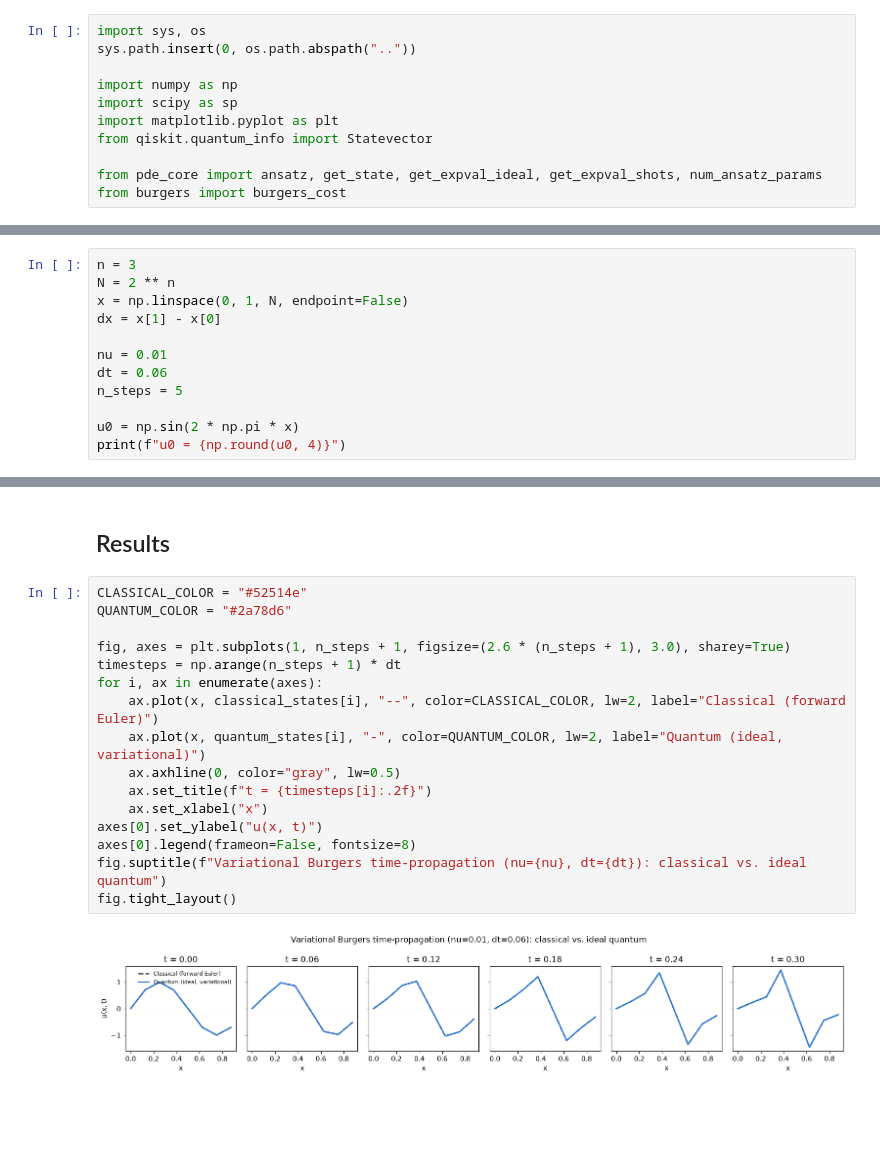
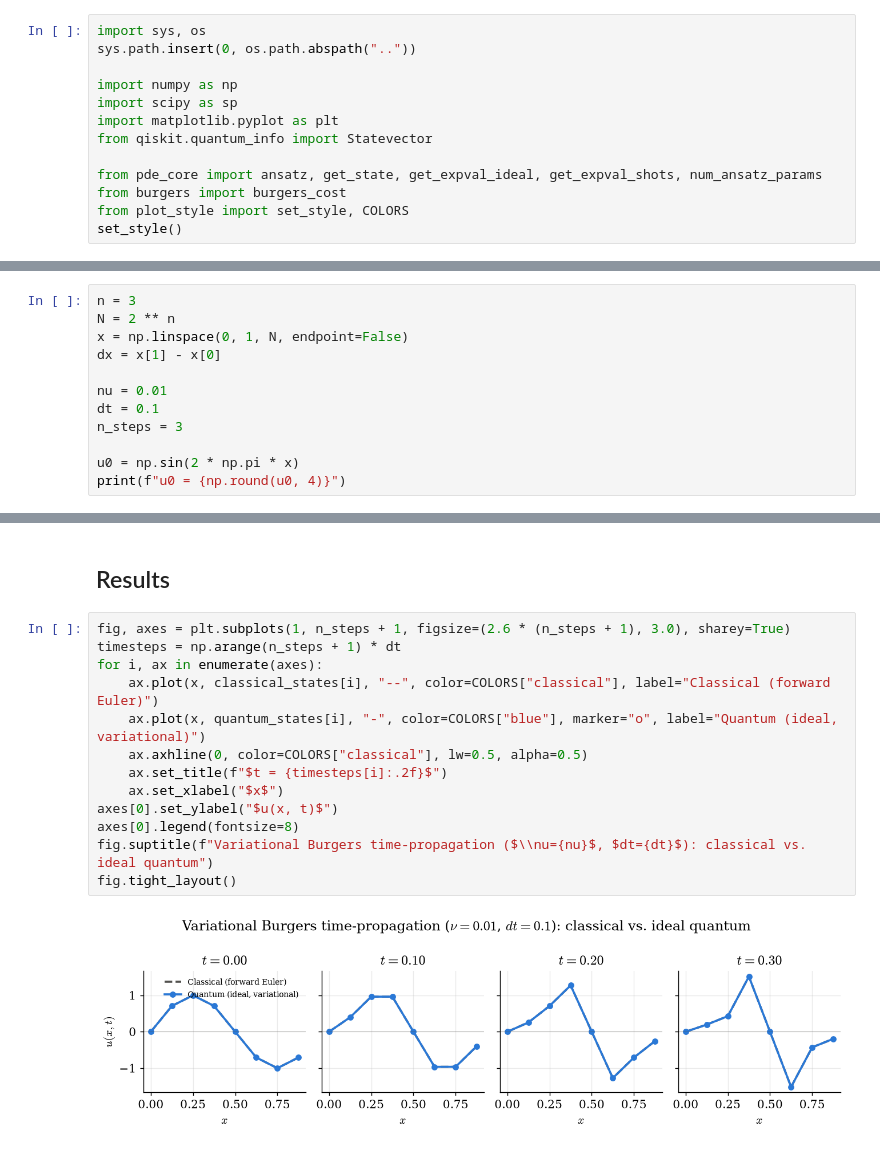
Before and after one commit to sahilugale/NBQSS_2026_NLPDE, a Jupyter notebook: variational/Burgers_variational_qiskit.ipynb, the cells around one changed output, grey strips where cells are left out. Cells and saved outputs as stored; diff of their text form; blank space fills up the shorter version.

```diff
--- a/variational/Burgers_variational_qiskit.ipynb
+++ b/variational/Burgers_variational_qiskit.ipynb
@@ -28,6 +30,8 @@ from qiskit.quantum_info import Statevector
 
 from pde_core import ansatz, get_state, get_expval_ideal, get_expval_shots, num_ansatz_params
 from burgers import burgers_cost
+from plot_style import set_style, COLORS
+set_style()
 # %% [markdown]
 ## Problem setup
 
@@ -39,8 +43,8 @@ x = np.linspace(0, 1, N, endpoint=False)
 dx = x[1] - x[0]
 
 nu = 0.01
-dt = 0.06
-n_steps = 5
+dt = 0.1
+n_steps = 3
 
 u0 = np.sin(2 * np.pi * x)
 print(f"u0 = {np.round(u0, 4)}")
@@ -127,23 +129,20 @@ step 5/5: cost=-4.749477  rel. L2 error vs. classical=0.00015
 # %% [markdown]
 ## Results
 # %%
-CLASSICAL_COLOR = "#52514e"
-QUANTUM_COLOR = "#2a78d6"
-
 fig, axes = plt.subplots(1, n_steps + 1, figsize=(2.6 * (n_steps + 1), 3.0), sharey=True)
 timesteps = np.arange(n_steps + 1) * dt
 for i, ax in enumerate(axes):
-    ax.plot(x, classical_states[i], "--", color=CLASSICAL_COLOR, lw=2, label="Classical (forward Euler)")
-    ax.plot(x, quantum_states[i], "-", color=QUANTUM_COLOR, lw=2, label="Quantum (ideal, variational)")
-    ax.axhline(0, color="gray", lw=0.5)
-    ax.set_title(f"t = {timesteps[i]:.2f}")
-    ax.set_xlabel("x")
-axes[0].set_ylabel("u(x, t)")
-axes[0].legend(frameon=False, fontsize=8)
-fig.suptitle(f"Variational Burgers time-propagation (nu={nu}, dt={dt}): classical vs. ideal quantum")
+    ax.plot(x, classical_states[i], "--", color=COLORS["classical"], label="Classical (forward Euler)")
+    ax.plot(x, quantum_states[i], "-", color=COLORS["blue"], marker="o", label="Quantum (ideal, variational)")
+    ax.axhline(0, color=COLORS["classical"], lw=0.5, alpha=0.5)
+    ax.set_title(f"$t = {timesteps[i]:.2f}$")
+    ax.set_xlabel("$x$")
+axes[0].set_ylabel("$u(x, t)$")
+axes[0].legend(fontsize=8)
+fig.suptitle(f"Variational Burgers time-propagation ($\\nu={nu}$, $dt={dt}$): classical vs. ideal quantum")
 fig.tight_layout()
 # %% [output]
-[figure, old version]
+[figure, new version]
 # %%
 from mpl_toolkits.mplot3d import Axes3D  # noqa: F401
 from matplotlib.colors import TwoSlopeNorm
```
Also changed, not shown: parts of 5 cells of this notebook, 6 other files.
